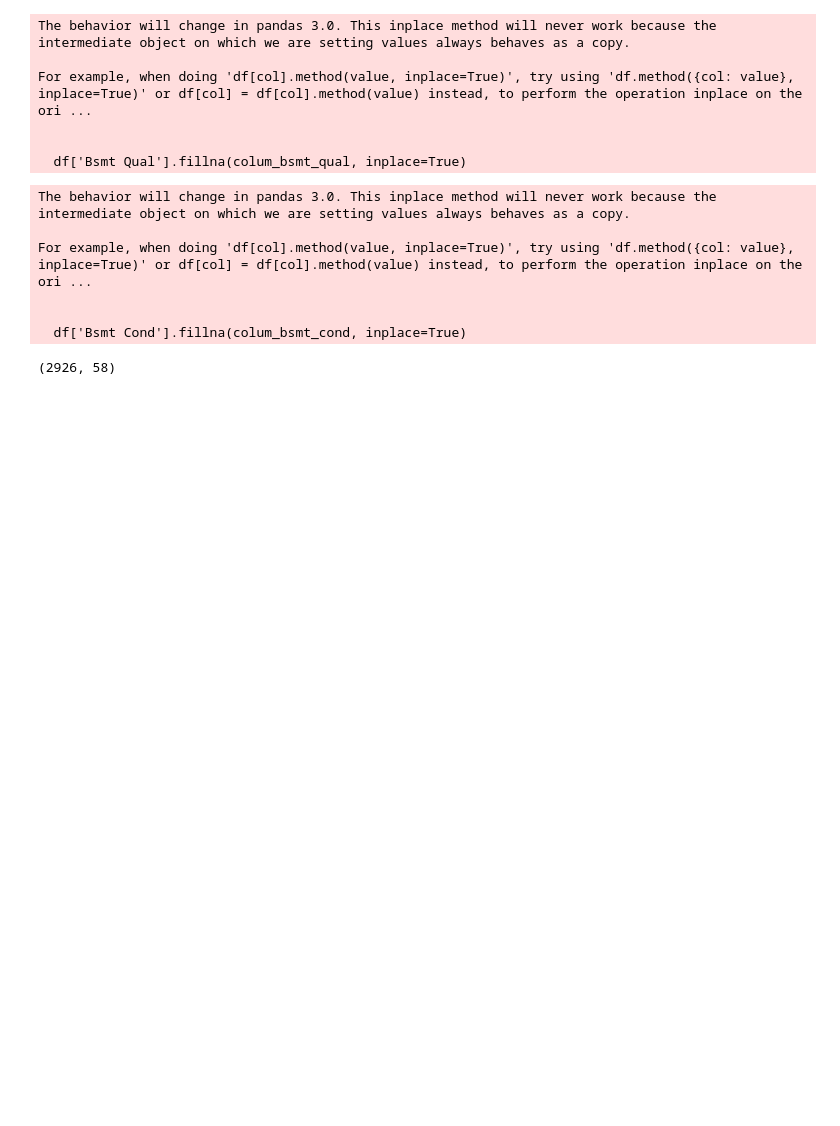
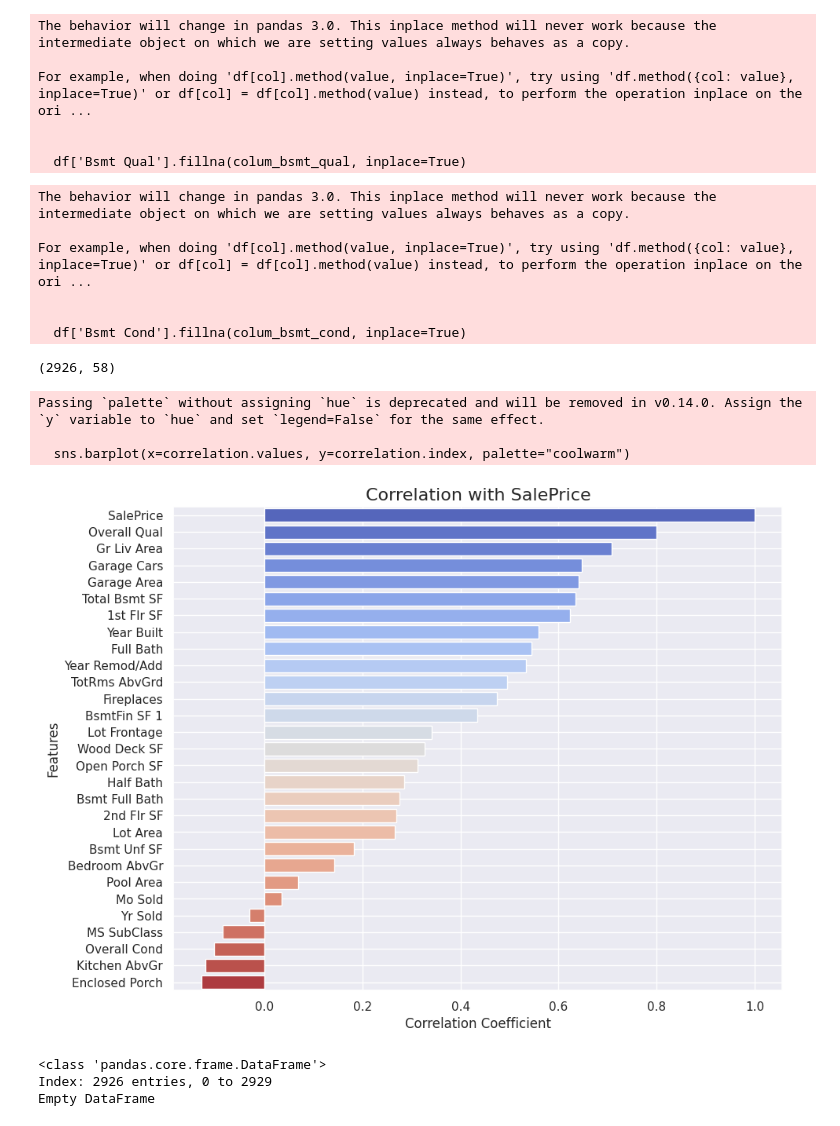
Before and after one commit to Bauagg/belajar-ai-engineer-1, a Jupyter notebook: prediction_house.ipynb, the cells around one changed output. Cells and saved outputs as stored; diff of their text form; code cells hidden in the pictures; blank space fills up the shorter version.

Commit message:
Clening Dataset Object to Numeric

```diff
--- a/prediction_house.ipynb
+++ b/prediction_house.ipynb
@@ -193,3 +190,26 @@ df.dropna(inplace=True)
 df.shape
 # %% [output]
 (2926, 58)
+# %%
+# Correlation matrix
+correlation = df.corr(numeric_only=True)['SalePrice'].sort_values(ascending=False)
+
+plt.figure(figsize=(10,8))
+sns.barplot(x=correlation.values, y=correlation.index, palette="coolwarm")
+plt.title('Correlation with SalePrice', fontsize=16)
+plt.xlabel('Correlation Coefficient')
+plt.ylabel('Features')
+plt.grid(True)
+plt.show()
+# %% [output]
+Passing `palette` without assigning `hue` is deprecated and will be removed in v0.14.0. Assign the `y` variable to `hue` and set `legend=False` for the same effect.
+
+  sns.barplot(x=correlation.values, y=correlation.index, palette="coolwarm")
+[figure, added]
+# %%
+# Check for Types Object
+df.select_dtypes(include='object').info()
+# %% [output]
+<class 'pandas.core.frame.DataFrame'>
+Index: 2926 entries, 0 to 2929
+Empty DataFrame
```
Also changed, not shown: parts of 34 cells of this notebook.
